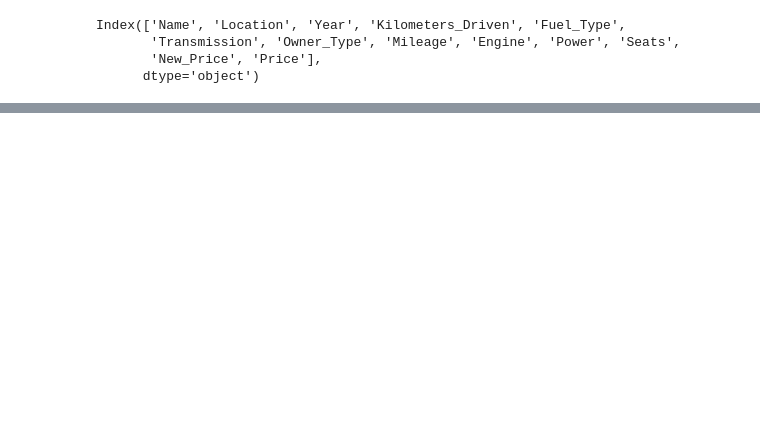
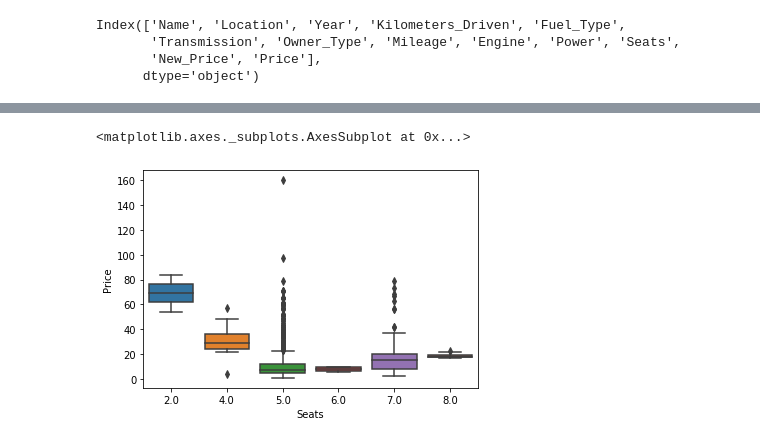
Before and after one commit to SAR2652/Used-Car-Price-Predictor-Website-and-Backend, a Jupyter notebook: CarPricePredictor.ipynb, the cells around one changed output, grey strips where cells are left out. Saved outputs shown, nothing was run; the diff lists cells and outputs as text; code cells hidden in the pictures; blank space fills up the shorter version.

```diff
--- a/CarPricePredictor.ipynb
+++ b/CarPricePredictor.ipynb
@@ -87,3 +86,9 @@ for x in range(df.shape[0]):
     i = 0
     if not (type(val) == float):
       df.loc[x, "Engine"] = int((df.loc[x, "Engine"]).split()[0])
+# %%
+for x in range(df.shape[0]):
+    val = df.loc[x, "Mileage"]
+    i = 0
+    if not (type(val) == float):
+      df.loc[x, "Mileage"] = float((df.loc[x, "Mileage"]).split()[0])
@@ -90,3 +110,9 @@ for x in range(df.shape[0]):
+# %%
+for x in range(df.shape[0]):
+    val = df.loc[x, "Power"]
+    i = 0
+    if (not (type(val) == float)) and val.split()[0] != 'null':
+      df.loc[x, "Power"] = float((df.loc[x, "Power"]).split()[0])
 # %%
 import math
 for x in range(df["Engine"].shape[0]):
@@ -94,0 +123,2 @@ for x in range(df["Engine"].shape[0]):
+# %%
+df.loc[df["Power"] == 'null bhp',"Power"] = np.nan
@@ -94,0 +157,5 @@ for x in range(df["Engine"].shape[0]):
+# %%
+sns.boxplot(x = "Seats", y = "Price", data = df.dropna())
+# %% [output]
+<matplotlib.axes._subplots.AxesSubplot at 0x...>
+[figure, added]
```
Also changed, not shown: parts of 8 cells of this notebook.
